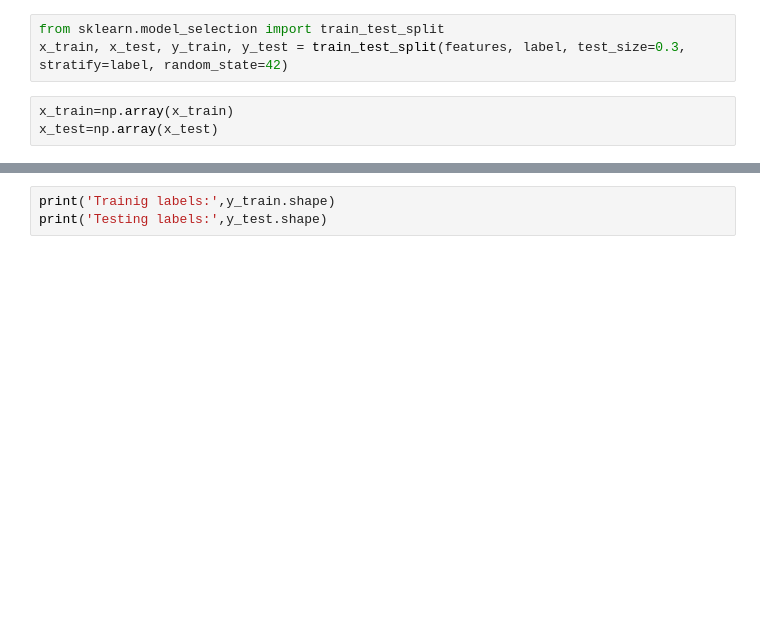
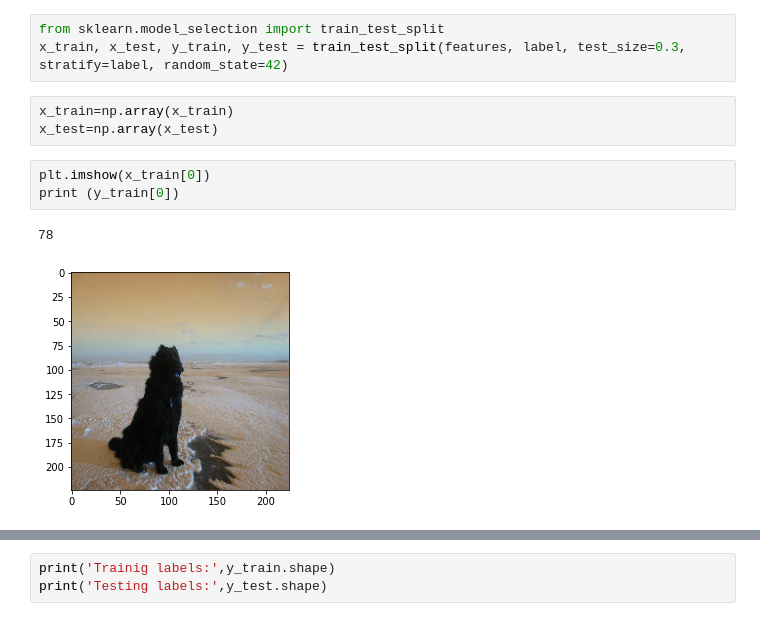
Before and after one commit to debajyotid/Using-CNN-to-classify-Dog-Breeds-based-on-images, a Jupyter notebook: Using_CNN_to_classify_Dog_Breeds.ipynb, the cells around one changed output, grey strips where cells are left out. Cells and saved outputs as stored; diff of their text form; blank space fills up the shorter version.

```diff
--- a/Using_CNN_to_classify_Dog_Breeds.ipynb
+++ b/Using_CNN_to_classify_Dog_Breeds.ipynb
@@ -100,6 +100,12 @@ x_train, x_test, y_train, y_test = train_test_split(features, label, test_size=0
 # %%
 x_train=np.array(x_train)
 x_test=np.array(x_test)
+# %%
+plt.imshow(x_train[0])
+print (y_train[0])
+# %% [output]
+78
+[figure, added]
 # %%
 print('Trainig features:',x_train.shape)
 print('Testing features:',x_test.shape)
```
Also changed, not shown: parts of 34 cells of this notebook.
